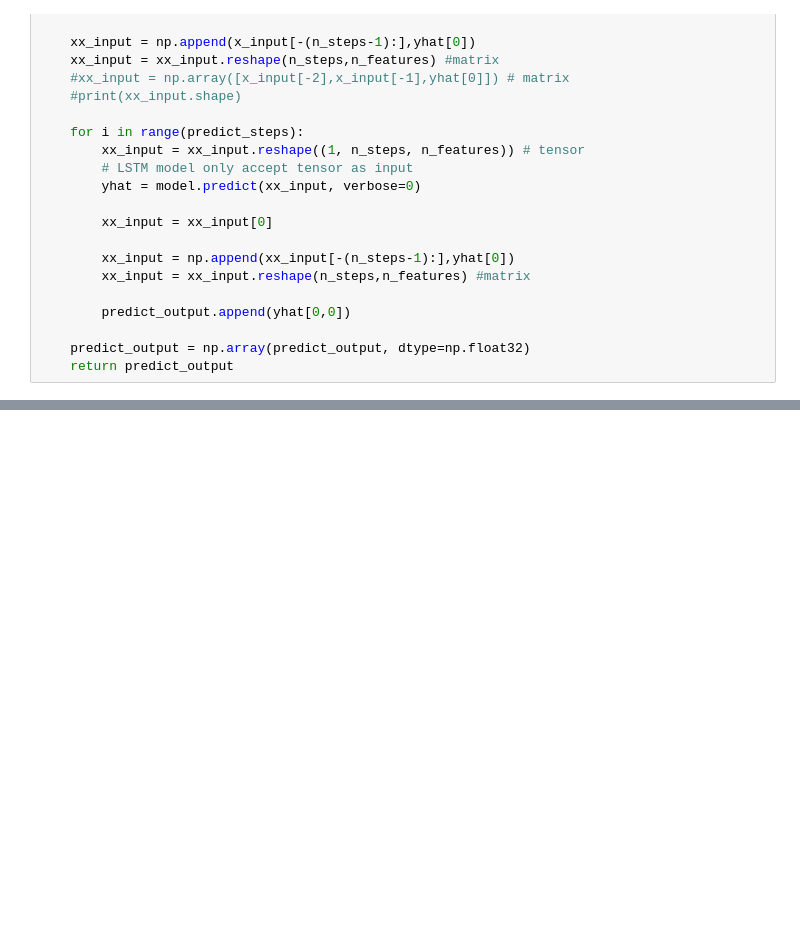
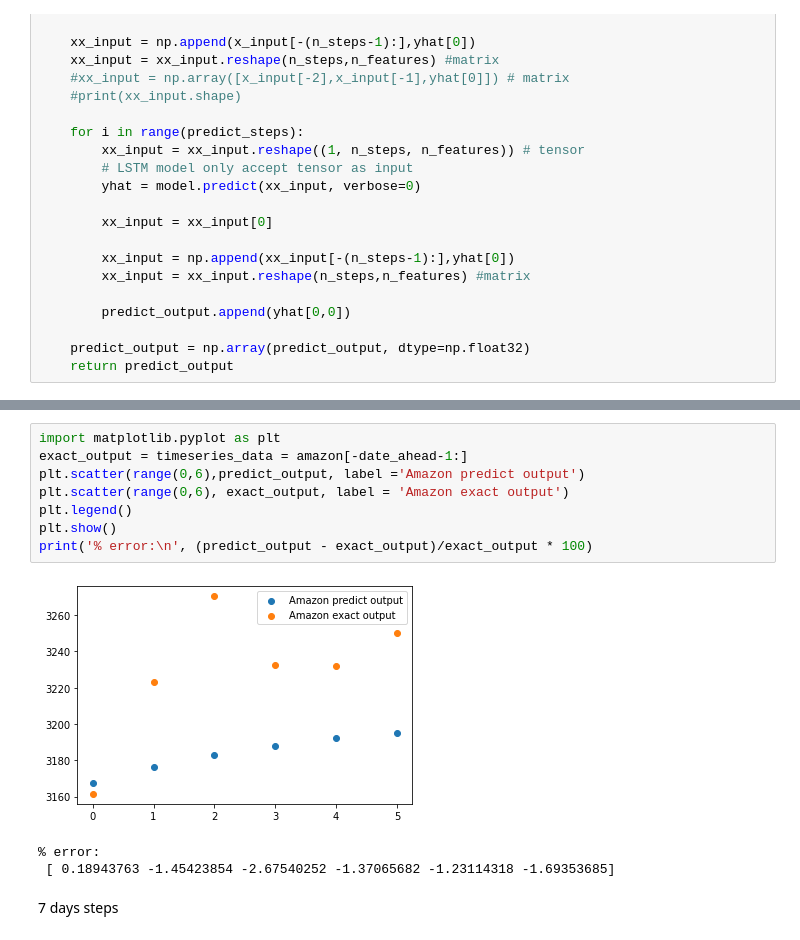
Before and after one commit to henrykhlai/LSTM-rescale-precidtion, a Jupyter notebook: LSTM_stock_prediction.ipynb, the cells around one changed output, grey strips where cells are left out. Cells and saved outputs as stored; diff of their text form; blank space fills up the shorter version.

```diff
--- a/LSTM_stock_prediction.ipynb
+++ b/LSTM_stock_prediction.ipynb
@@ -144,0 +205,14 @@ plt.show()
+# %%
+import matplotlib.pyplot as plt
+exact_output = timeseries_data = amazon[-date_ahead-1:]
+plt.scatter(range(0,6),predict_output, label ='Amazon predict output')
+plt.scatter(range(0,6), exact_output, label = 'Amazon exact output')
+plt.legend()
+plt.show()
+print('% error:\n', (predict_output - exact_output)/exact_output * 100)
+# %% [output]
+[figure, added]
+% error:
+ [ 0.18943763 -1.45423854 -2.67540252 -1.37065682 -1.23114318 -1.69353685]
+# %% [markdown]
+7 days steps
```
Also changed, not shown: parts of 18 cells of this notebook.
